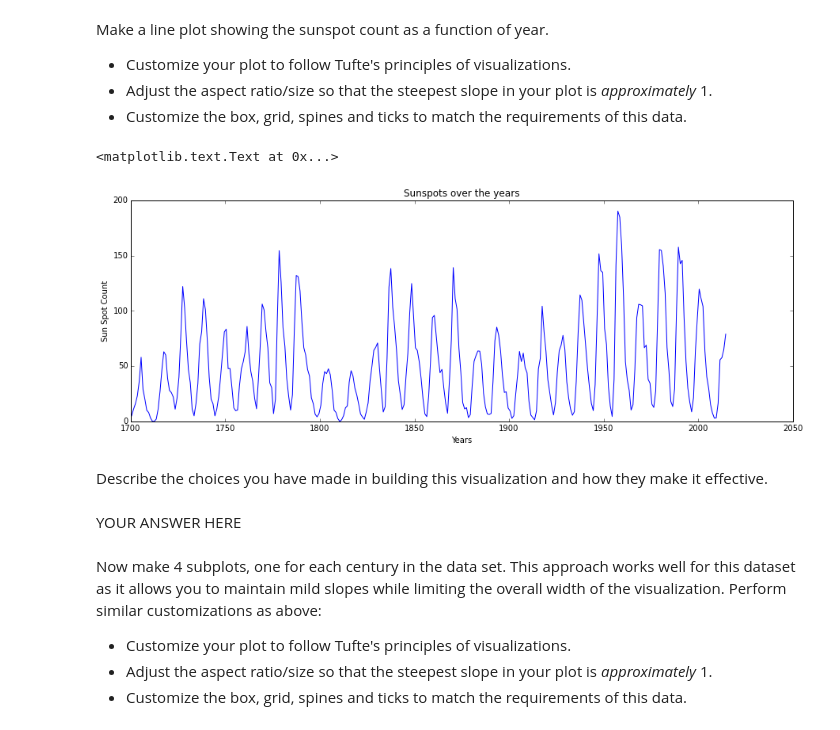
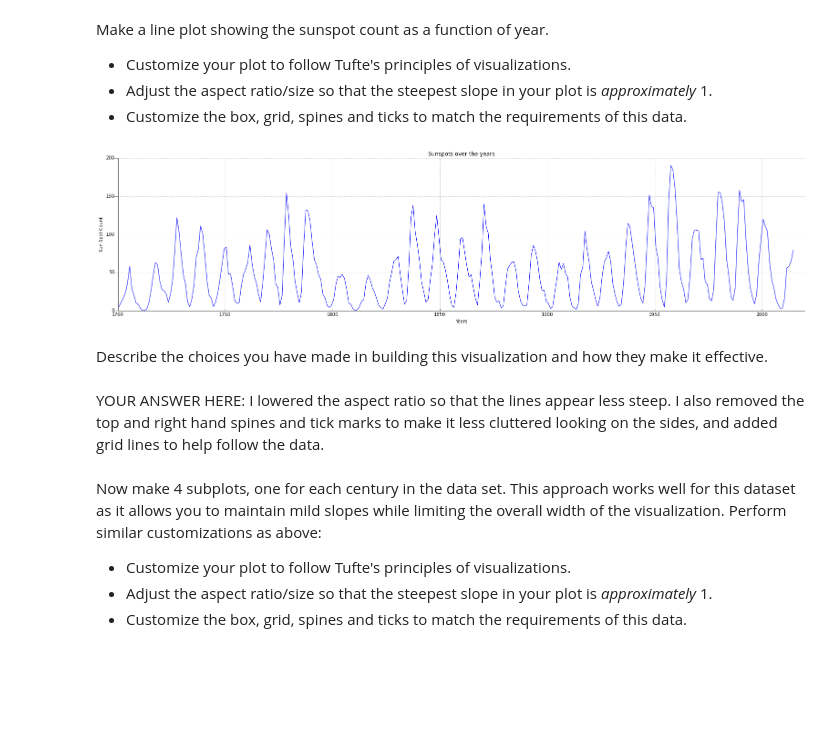
Before and after one commit to enbanuel/phys202-2015-work, a Jupyter notebook: assignments/assignment04/MatplotlibEx01.ipynb, the cells around one changed output. Cells and saved outputs as stored; diff of their text form; code cells hidden in the pictures; blank space fills up the shorter version.

```diff
--- a/assignments/assignment04/MatplotlibEx01.ipynb
+++ b/assignments/assignment04/MatplotlibEx01.ipynb
@@ -36,20 +36,27 @@ Make a line plot showing the sunspot count as a function of year.
 * Customize the box, grid, spines and ticks to match the requirements of this data.
 # %%
 # YOUR CODE HERE
-f = plt.figure(figsize=(15,5))
-plt.plot(year, ssc)
+f = plt.figure(figsize=(27,6))
+fig = plt.plot(year, ssc)
+ax = plt.gca()
+ax.spines['top'].set_visible(False)
+ax.spines['right'].set_visible(False)
+ax.get_xaxis().tick_bottom()
+ax.get_yaxis().tick_left()
 plt.xlabel('Years')
 plt.ylabel('Sun Spot Count')
 plt.title('Sunspots over the years')
+plt.xlim(1700, 2020)
+plt.tick_params(axis='y', direction='out', length=10)
+plt.grid()
 # %% [output]
-<matplotlib.text.Text at 0x...>
-[figure, old version]
+[figure, new version]
 # %%
 assert True # leave for grading
 # %% [markdown]
 Describe the choices you have made in building this visualization and how they make it effective.
-# %% [markdown]
-YOUR ANSWER HERE
+# %% [markdown]
+YOUR ANSWER HERE: I lowered the aspect ratio so that the lines appear less steep.  I also removed the top and right hand spines and tick marks to make it less cluttered looking on the sides, and added grid lines to help follow the data.
 # %% [markdown]
 Now make 4 subplots, one for each century in the data set. This approach works well for this dataset as it allows you to maintain mild slopes while limiting the overall width of the visualization. Perform similar customizations as above:
 
```
Also changed, not shown: parts of 1 cell of this notebook, 16 other files.
